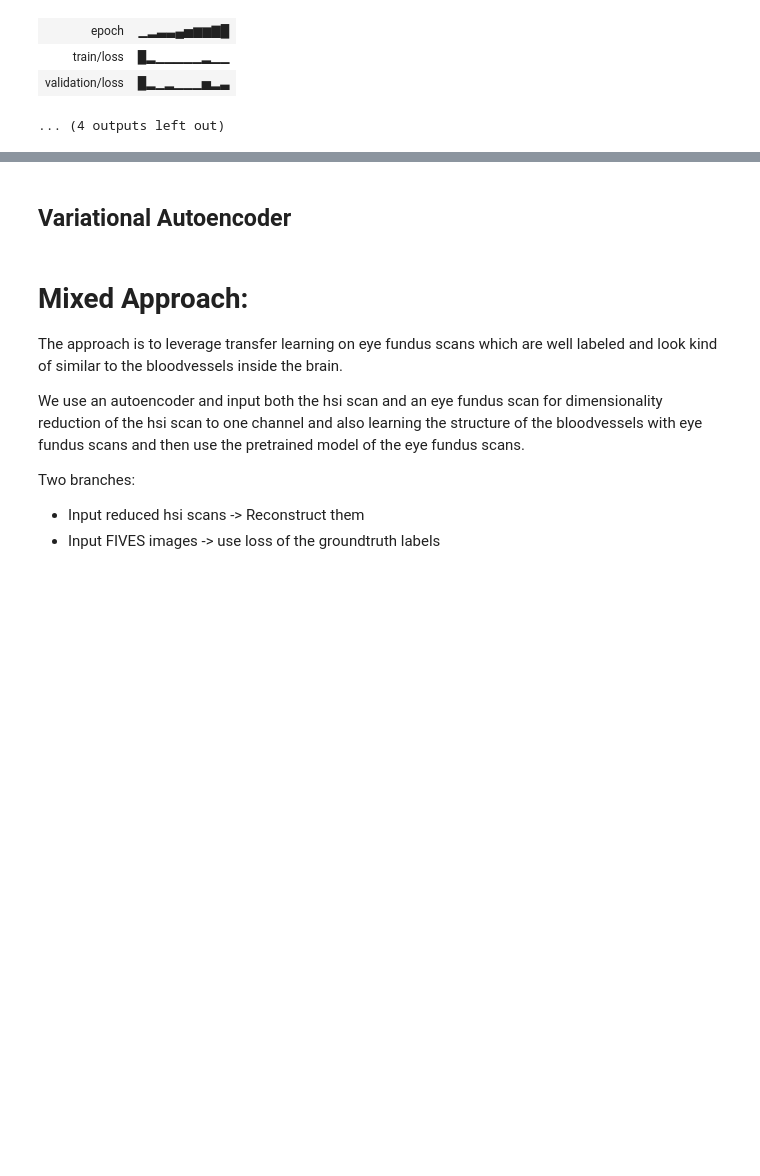
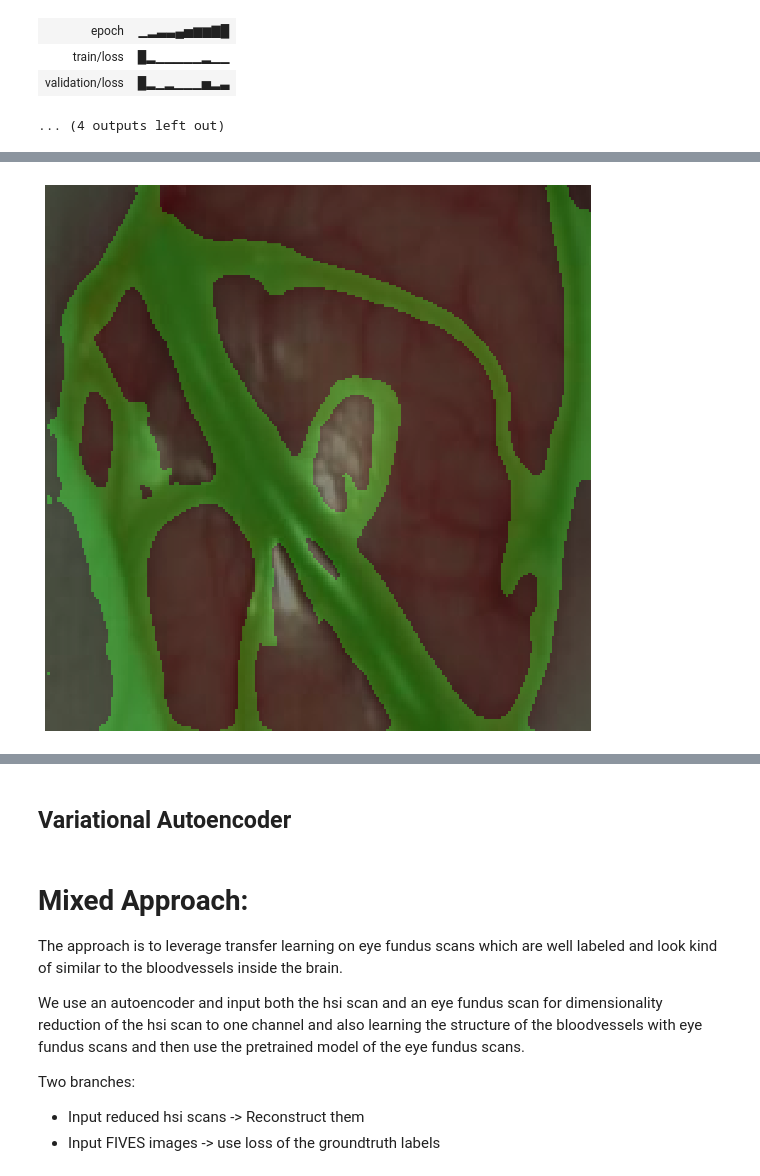
Before and after one commit to TimMachTUM/hsi-brain-segmentation, a Jupyter notebook: brain-segmentation.ipynb, the cells around one changed output, grey strips where cells are left out. Drawn from its saved outputs; the diff is of its cells as text; code cells hidden in the pictures; blank space fills up the shorter version.

Commit message:
implemented ensemble model

```diff
--- a/brain-segmentation.ipynb
+++ b/brain-segmentation.ipynb
@@ -299,21 +298,3 @@ Run history:
 | train/loss | █▂▁▁▁▁▁▂▁▁ |
 | validation/loss | █▂▁▂▁▁▁▅▂▃ |
 ... (4 outputs left out)
-# %%
-from HSI_Net import CombinedModel
-from segmentation_util import predict, show_overlay
-from autoencoder import Autoencoder
-import segmentation_models_pytorch as smp
-import matplotlib.pyplot as plt
-
-device = ('cuda:0' if torch.cuda.is_available() else 'cpu')
-autoencoder = Autoencoder(output_channels=1)
-autoencoder.load_state_dict(torch.load('./models/autoencoder-single-channel-with-normalized-cropped-data.pth'))
-autoencoder.to(device)
-autoencoder.eval()
-
-segmenter = smp.Unet('resnet152', in_channels=1, classes=1)
-segmenter.load_state_dict(torch.load('./models/Unet-resnet152-512x512-augmented-with-random-crops_epoch10.pth'))
-
-model = CombinedModel(autoencoder.encoder, segmenter)
-show_overlay(model, testset[0], device)
@@ -321,0 +303,70 @@ show_overlay(model, testset[0], device)
+# %%
+from HSI_Net import CombinedModel
+from segmentation_util import predict, show_overlay
+from autoencoder import Autoencoder
+# from ensemble_model import EnsembleModelMajorityVoting, EnsembleModelAverage
+import segmentation_models_pytorch as smp
+import matplotlib.pyplot as plt
+import torch.nn.functional as F
+import torch
+import torch.nn as nn
+
+class EnsembleModelMajorityVoting(nn.Module):
+    def __init__(self, models):
+        super(EnsembleModelMajorityVoting, self).__init__()
+        self.models = models
+
+    def forward(self, x):
+        # Get predictions from all models
+        outputs = [model(x) for model in self.models]
+        # Stack the outputs to get a tensor of shape (num_models, batch_size, num_classes, height, width)
+        stacked_outputs = torch.stack(outputs)  # Shape: (num_models, batch_size, num_classes, height, width)
+        # Apply softmax to get probabilities along the class dimension
+        probabilities = torch.sigmoid(stacked_outputs)
+        # Convert probabilities to binary predictions (assuming binary segmentation)
+        binary_predictions = probabilities > 0.5
+        # Perform majority voting along the num_models dimension
+        majority_vote = torch.sum(binary_predictions.int(), dim=0) > (len(self.models) // 2)  # Shape: (batch_size, num_classes, height, width)
+        return majority_vote.float()
+
+device = ('cuda:0' if torch.cuda.is_available() else 'cpu')
+autoencoder_single_channel = Autoencoder(output_channels=1)
+autoencoder_single_channel.load_state_dict(torch.load('./models/autoencoder-single-channel-with-normalized-cropped-data.pth'))
+autoencoder_single_channel.to(device)
+autoencoder_single_channel.eval()
+
+segmenter_single_channel = smp.UnetPlusPlus('timm-resnest200e', in_channels=1, classes=1)
+segmenter_single_channel.load_state_dict(torch.load('./models/UnetPlusPlus-timm-resnest200e-512x512-augmented-with-random-crops-single-channel.pth'))
+segmenter_single_channel.to(device)
+segmenter_single_channel.eval()
+
+model_single = CombinedModel(autoencoder_single_channel.encoder, segmenter_single_channel)
+show_overlay(model_single, testset[0], device)
+
+autoencoder_three_channels = Autoencoder(output_channels=3)
+autoencoder_three_channels.load_state_dict(torch.load('./models/autoencoder-3-channels-with-normalized-cropped-data.pth'))
+autoencoder_three_channels.to(device)
+autoencoder_three_channels.eval()
+
+segmenter_three_channels_mit = smp.Unet('mit_b5', in_channels=3, classes=1)
+segmenter_three_channels_mit.load_state_dict(torch.load('./models/Unet-mit_b5-512x512-augmented-with-random-crops-3-channels.pth'))
+segmenter_three_channels_mit.to(device)
+segmenter_three_channels_mit.eval()
+
+model_three_mit = CombinedModel(autoencoder_three_channels.encoder, segmenter_three_channels_mit)
+show_overlay(model_three_mit, testset[0], device)
+
+segmenter_three_channels_regnety = smp.UnetPlusPlus('timm-resnest200e', in_channels=3, classes=1)
+segmenter_three_channels_regnety.load_state_dict(torch.load('./models/UnetPlusPlus-timm-resnest200e-512x512-augmented-with-random-crops-3-channels.pth'))
+segmenter_three_channels_regnety.to(device)
+segmenter_three_channels_regnety.eval()
+
+model_three_regnety = CombinedModel(autoencoder_three_channels.encoder, segmenter_three_channels_regnety)
+show_overlay(model_three_regnety, testset[0], device)
+
+model = EnsembleModelMajorityVoting([model_single, model_three_mit, model_three_regnety])
+output = model(testset[0][0].unsqueeze(0).to(device))
+
+show_overlay(model, testset[0], device, with_sigmoid=False)
+# %% [output]
+[figure, added]
```
Also changed, not shown: parts of 4 cells of this notebook.
